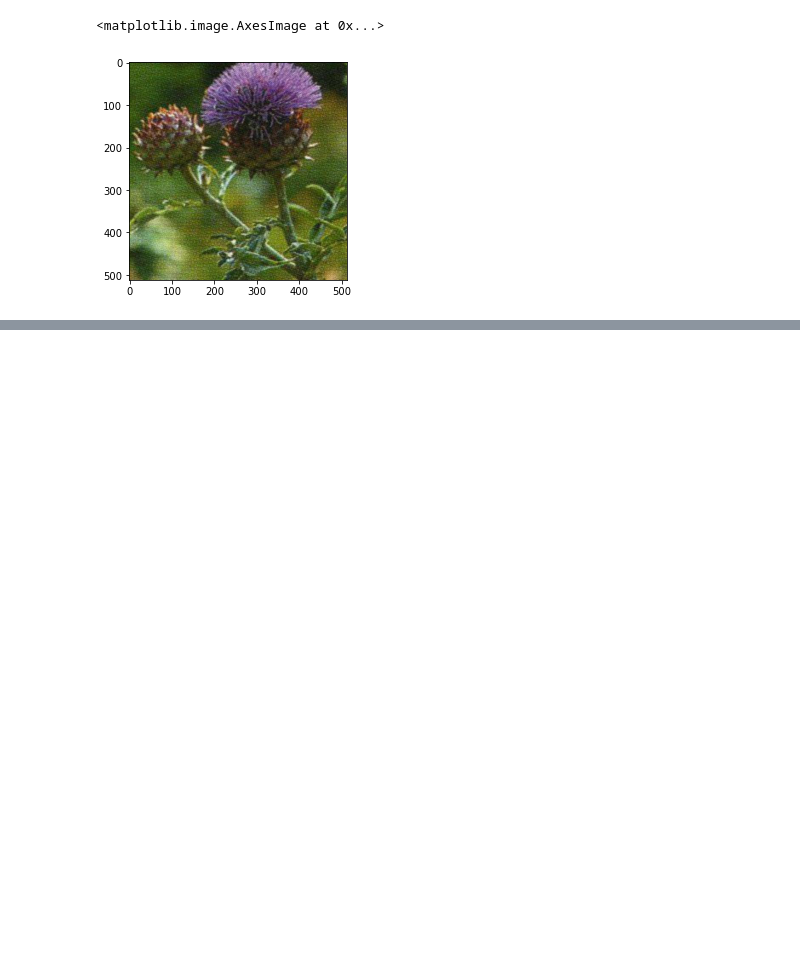
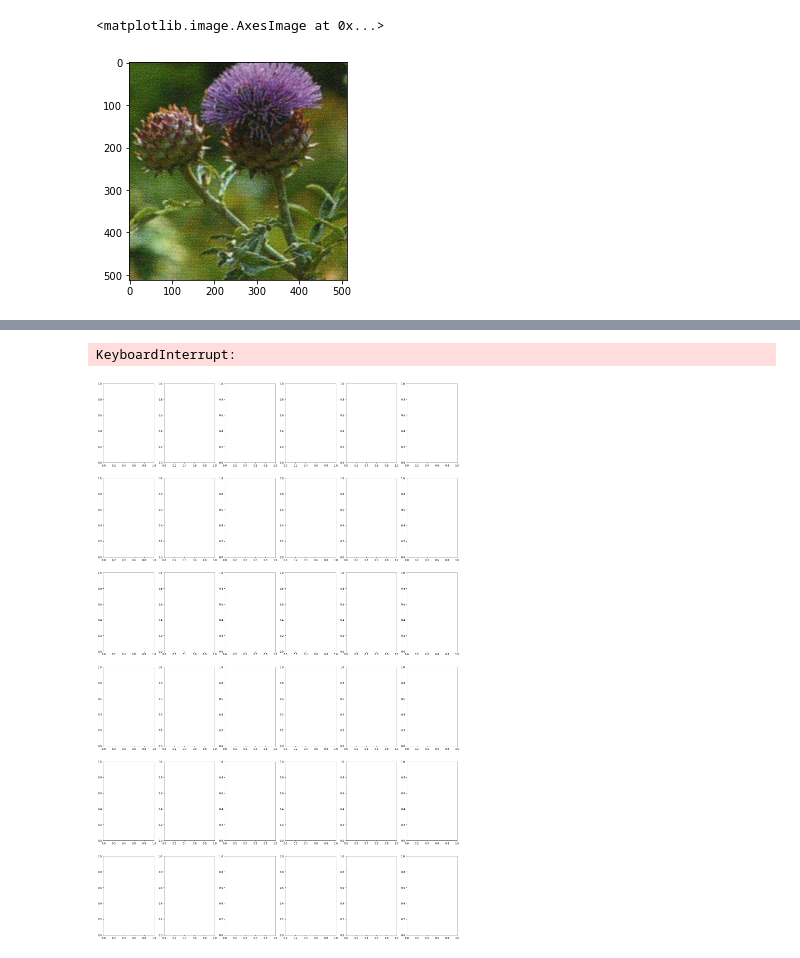
Before and after one commit to MathysLioson/Projet_IA, a Jupyter notebook: Code/flowerTest.ipynb, the cells around one changed output, grey strips where cells are left out. Saved outputs shown, nothing was run; the diff lists cells and outputs as text; code cells hidden in the pictures; blank space fills up the shorter version.

```diff
--- a/Code/flowerTest.ipynb
+++ b/Code/flowerTest.ipynb
@@ -26,7 +34,7 @@ for folder in os.listdir(FlowerPath):
             label.append(folder)
             img = cv.imread(os.path.join(FlowerPath,folder, file))
             img_rgb = cv.cvtColor(img, cv.COLOR_BGR2RGB)
-            im = cv.resize(img_rgb, (512,512))
+            im = cv.resize(img_rgb, (128,128))
             data.append(im)
 
         else:
@@ -36,5 +44,7 @@ data_arr = np.array(data)
 label_arr = np.array(label)
 encoder = LabelEncoder()
 y = encoder.fit_transform(label_arr)
-y = to_categorical(y,5)
+y = to_categorical(y,106)
 X = data_arr/255
+# %%
+X_train, X_test, y_train, y_test = train_test_split(X, y, test_size=0.20, random_state=10)
@@ -40,0 +61,15 @@ X = data_arr/255
+# %%
+model = Sequential()
+model.add(Conv2D(filters = 64, kernel_size = (3,3),padding = 'Same',activation ='relu', input_shape = (128,128,3)))
+model.add(MaxPooling2D(pool_size=(2,2)))
+
+model.add(Conv2D(filters = 128, kernel_size = (3,3),padding = 'Same',activation ='relu'))
+model.add(Conv2D(filters = 128, kernel_size = (3,3),padding = 'Same',activation ='relu'))
+model.add(Conv2D(filters = 128, kernel_size = (3,3),padding = 'Same',activation ='relu'))
+model.add(MaxPooling2D(pool_size=(2,2)))
+
+model.add(Flatten())
+model.add(Dense(128, activation='relu'))
+model.add(Dense(64, activation='relu'))
+model.add(Dropout(rate=0.5))
+model.add(Dense(5, activation = "softmax"))
@@ -40,0 +82,26 @@ X = data_arr/255
+# %%
+model.compile(optimizer=Adam(lr=0.0001),loss='categorical_crossentropy',metrics=['accuracy'])
+batch_size=32
+epochs=64
+history = model.fit_generator(datagen.flow(X_train,y_train, batch_size=batch_size),
+                              epochs = epochs,
+                              validation_data = (X_test,y_test),
+                              verbose = 1)
+# %%
+categories = np.sort(os.listdir(FlowerPath))
+fig, ax = plt.subplots(6,6, figsize=(25, 40))
+
+for i in range(6):
+    for j in range(6):
+        k = int(np.random.random_sample() * len(X_test))
+        if(categories[np.argmax(y_test[k])] == categories[np.argmax(model.predict(X_test)[k])]):
+            ax[i,j].set_title("TRUE: " + categories[np.argmax(y_test[k])], color='green')
+            ax[i,j].set_xlabel("PREDICTED: " + categories[np.argmax(model.predict(X_test)[k])], color='green')
+            ax[i,j].imshow(np.array(X_test)[k].reshape(128, 128, 3), cmap='gray')
+        else:
+            ax[i,j].set_title("TRUE: " + categories[np.argmax(y_test[k])], color='red')
+            ax[i,j].set_xlabel("PREDICTED: " + categories[np.argmax(model.predict(X_test)[k])], color='red')
+            ax[i,j].imshow(np.array(X_test)[k].reshape(128, 128, 3), cmap='gray')
+# %% [output]
+KeyboardInterrupt:
+[figure, added]
```
Also changed, not shown: parts of 3 cells of this notebook.
